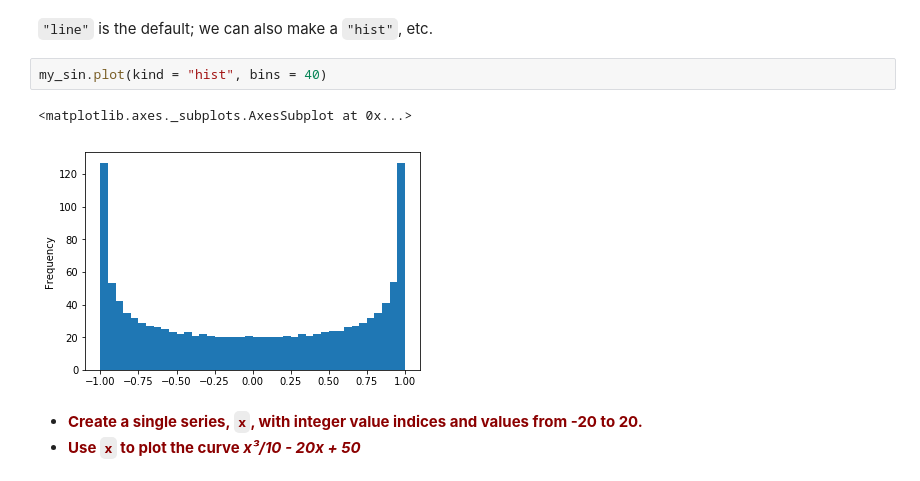
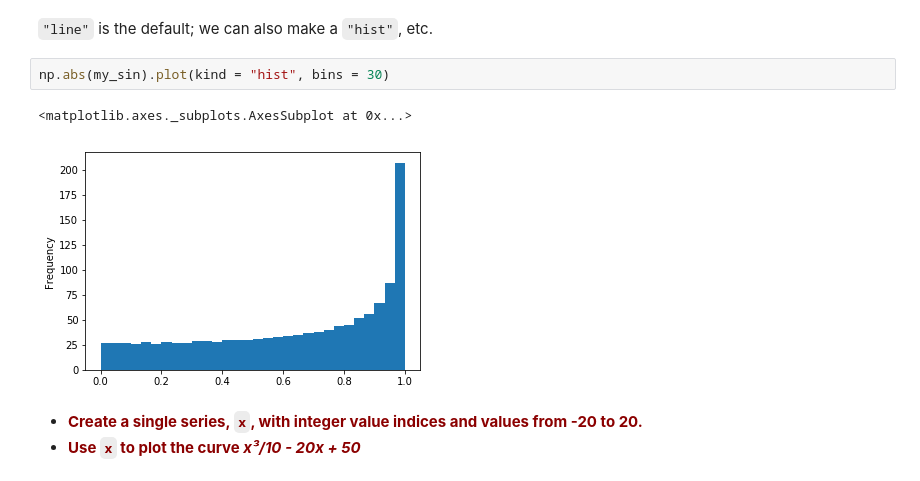
Before and after one commit to harris-ippp/lectures, a Jupyter notebook: 05-pandas/Introduction to Pandas.ipynb, the cells around one changed output. Cells and saved outputs as stored; diff of their text form.

```diff
--- a/05-pandas/Introduction to Pandas.ipynb
+++ b/05-pandas/Introduction to Pandas.ipynb
@@ -374,10 +377,10 @@ my_sin.plot()
 # %% [markdown]
 `"line"` is the default; we can also make a `"hist"`, etc.
 # %%
-my_sin.plot(kind = "hist", bins = 40)
+np.abs(my_sin).plot(kind = "hist", bins = 30)
 # %% [output]
 <matplotlib.axes._subplots.AxesSubplot at 0x...>
-[figure, old version]
+[figure, new version]
 # %% [markdown]
 * **<font color=darkred>Create a single series, `x`, with integer value indices and values from -20 to 20.</font>**
 * **<font color=darkred>Use `x` to plot the curve _x³/10 - 20x + 50_</font>**
```
Also changed, not shown: parts of 31 cells of this notebook, 4 other files.
